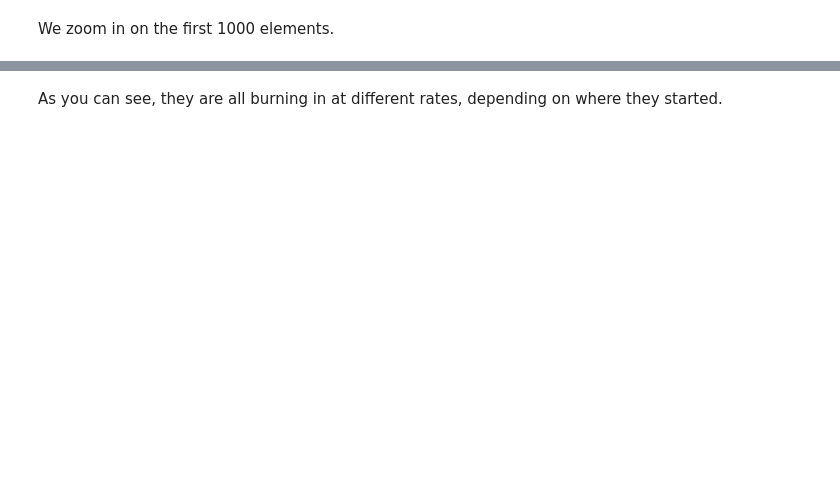
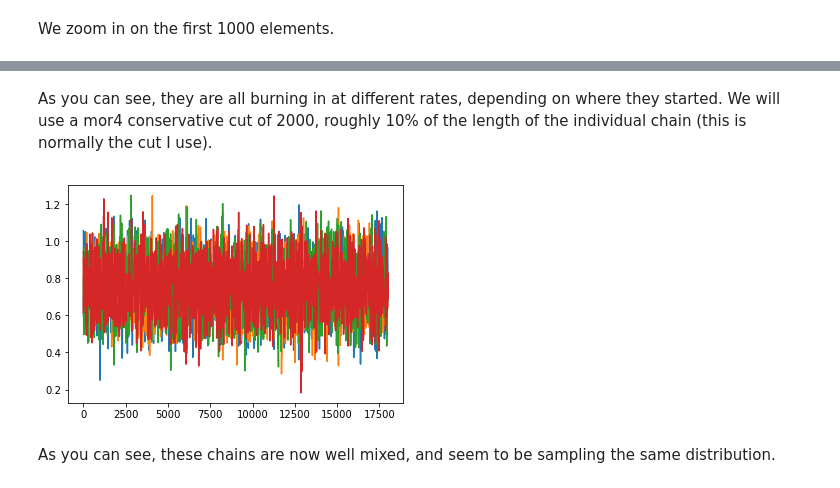
Before and after one commit to dparkins/MCMC-chain-analysis, a Jupyter notebook: MCMC_chain_analysis.ipynb, the cells around one changed output, grey strips where cells are left out. Drawn from its saved outputs; the diff is of its cells as text; code cells hidden in the pictures; blank space fills up the shorter version.

Commit message:
Expanded multiple chain section

```diff
--- a/MCMC_chain_analysis.ipynb
+++ b/MCMC_chain_analysis.ipynb
@@ -257,2 +257,15 @@ for ichain in range(0,4):
 # %% [markdown]
-As you can see, they are all burning in at different rates, depending on where they started.
+As you can see, they are all burning in at different rates, depending on where they started. We will use a mor4 conservative cut of 2000, roughly 10% of the length of the individual chain (this is normally the cut I use).
+# %%
+burn_in_chains = []
+for ichain in range(0,4):
+    burn_in_cut = 2000
+    burn_in_chains.append(chains[ichain][burn_in_cut:,:])
+    n = len(burn_in_chains[ichain])
+    burn_in_index2=np.arange(0,n)
+    import matplotlib.pyplot as plt
+    plt.plot(burn_in_index2,burn_in_chains[ichain][:,0])
+# %% [output]
+[figure, added]
+# %% [markdown]
+As you can see, these chains are now well mixed, and seem to be sampling the same distribution.
```
Also changed, not shown: parts of 3 cells of this notebook.
